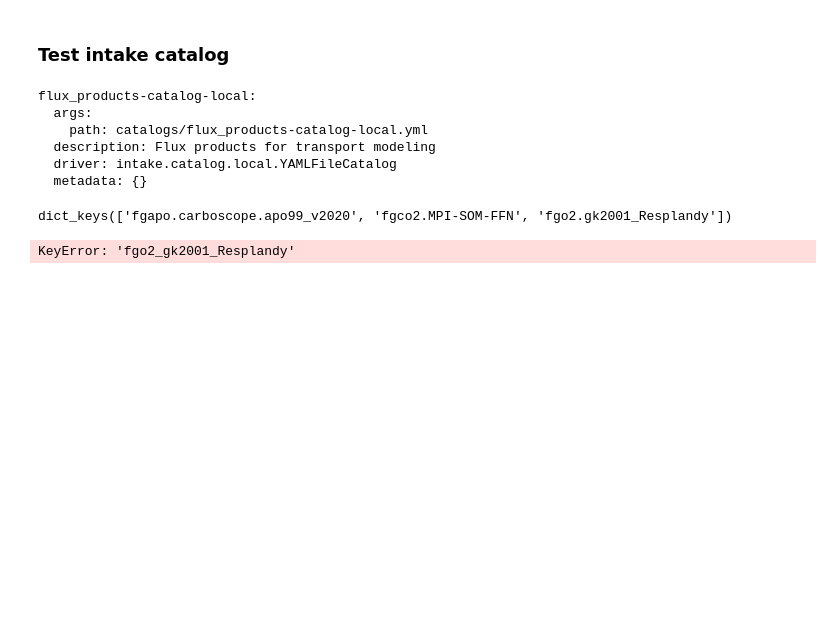
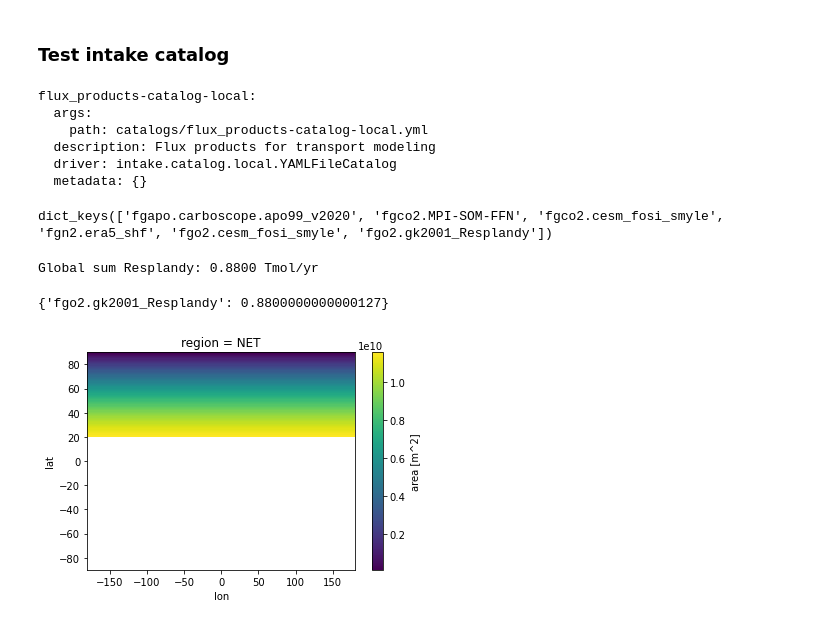
Before and after one commit to matt-long/sno-analysis, a Jupyter notebook: notebooks/_fgo2_gk2001.ipynb, the cells around one changed output. Cells and saved outputs as stored; diff of their text form; code cells hidden in the pictures; blank space fills up the shorter version.

Commit message:
conform units; clean attrs

```diff
--- a/notebooks/_fgo2_gk2001.ipynb
+++ b/notebooks/_fgo2_gk2001.ipynb
@@ -252,6 +249,8 @@ regridder latlon_1.125x1.125_lon0=-180.0.nc --> latlon_1.0x1.0_lon0=-180.0.nc
 time_wgt  = np.array([31., 28., 31., 30., 31., 30., 31., 31., 30., 31., 30., 31.]) / 365.
 np.testing.assert_allclose(time_wgt.sum(), 1.0)
 # %%
+peryr_to_pers = 1. / (365. * 86400.)
+
 dirout = config.flux_product_dir
 clobber = True
 file_out = {}
@@ -262,6 +261,10 @@ for product in ["Gruber", "Resplandy"]:
     dso_src = ds[["fgo2_sea", "fgo2_thm_sea", "fgo2_bio_sea"]]
     dso_src["fgo2"] = xr.full_like(ds.fgo2_sea, fill_value=0.)
     dso_src.fgo2.values = ds.fgo2_sea + dsets_ann[product].fgo2
+    for v in ["fgo2", "fgo2_sea", "fgo2_thm_sea", "fgo2_bio_sea"]:
+        with xr.set_options(keep_attrs=True):
+            dso_src[v] = dso_src[v] * peryr_to_pers
+            dso_src[v].attrs['units'] = 'mol/m^2/s'
 
     dso_src.fgo2.attrs["long_name"] = f"GK01 O$_2$ seasonal flux w/ {product} ann mean"
     dso_src.fgo2.encoding["_FillValue"] =  default_fillvals["f8"]
@@ -269,7 +272,7 @@ for product in ["Gruber", "Resplandy"]:
     # assert that the total flux minus the seasonal flux is equal to the annual mean flux
     np.testing.assert_allclose(
         (dso_src.fgo2 - dso_src.fgo2_sea).isel(time=0).fillna(0.),
-        dsets_ann[product].fgo2.fillna(0.)
+        dsets_ann[product].fgo2.fillna(0.) * peryr_to_pers
     )
 
     glb_sum = (time_wgt * (dso_src.fgo2 * ds.area).sum(['lat', 'lon'])).sum('time') * 1e-12
@@ -345,38 +348,40 @@ flux_products-catalog-local:
 # %%
 cat._entries.keys()
 # %% [output]
-dict_keys(['fgapo.carboscope.apo99_v2020', 'fgco2.MPI-SOM-FFN', 'fgo2.gk2001_Resplandy'])
+dict_keys(['fgapo.carboscope.apo99_v2020', 'fgco2.MPI-SOM-FFN', 'fgco2.cesm_fosi_smyle', 'fgn2.era5_shf', 'fgo2.cesm_fosi_smyle', 'fgo2.gk2001_Resplandy'])
 # %%
-key = f"fgo2_gk2001_{select_product}"
+key = f"fgo2.gk2001_{select_product}"
 dsi = cat[key].to_dask().compute()
 
 region = xr.DataArray(['NET', 'SET'], dims=('region'), name='region')
 
 masked_area = xr.concat([
     dsi.area.where((dsi.lat >= 20)),
     dsi.area.where((dsi.lat <= -20)),
 ],
     dim=region,
 )
 
 reg_sum = {}
 ds_glb = {}
-for product in [f"fgo2_gk2001_{select_product}"]:
+for product in [f"fgo2.gk2001_{select_product}"]:
     ds_ann = fgo2_gk2001.open_inversion_annual_flux(product.split('_')[-1], gk_grid=True)
 
     reg_sum[product] = xr.concat([
         (ds_ann.fgo2 * ds_ann.area.where(ds_ann.lat >= 20)).sum() / 1e12,
         (ds_ann.fgo2 * ds_ann.area.where(ds_ann.lat <= -20)).sum() / 1e12,
     ],
         dim=region,
     )
 
     ds_glb[product] = (ds_ann.fgo2 * ds_ann.area).sum().values / 1e12
 
 masked_area.isel(region=0).plot()
 ds_glb
 # %% [output]
-KeyError: 'fgo2_gk2001_Resplandy'
+Global sum Resplandy: 0.8800 Tmol/yr
+{'fgo2.gk2001_Resplandy': 0.8800000000000127}
+[figure, added]
 # %%
 f, axs = plt.subplots(2, 1, figsize=(6, 8))
 
```
Also changed, not shown: parts of 4 cells of this notebook, 3 other files.
